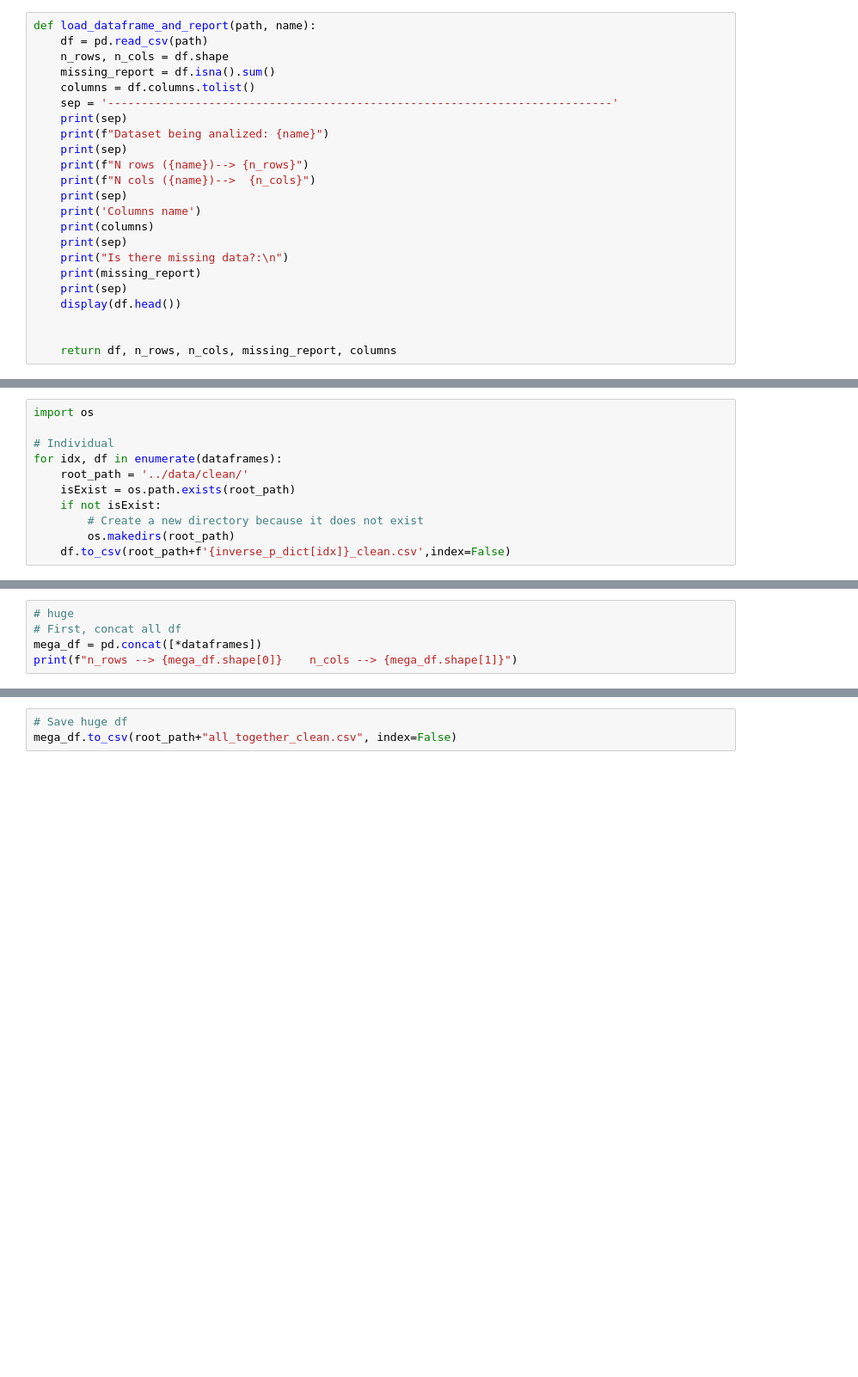
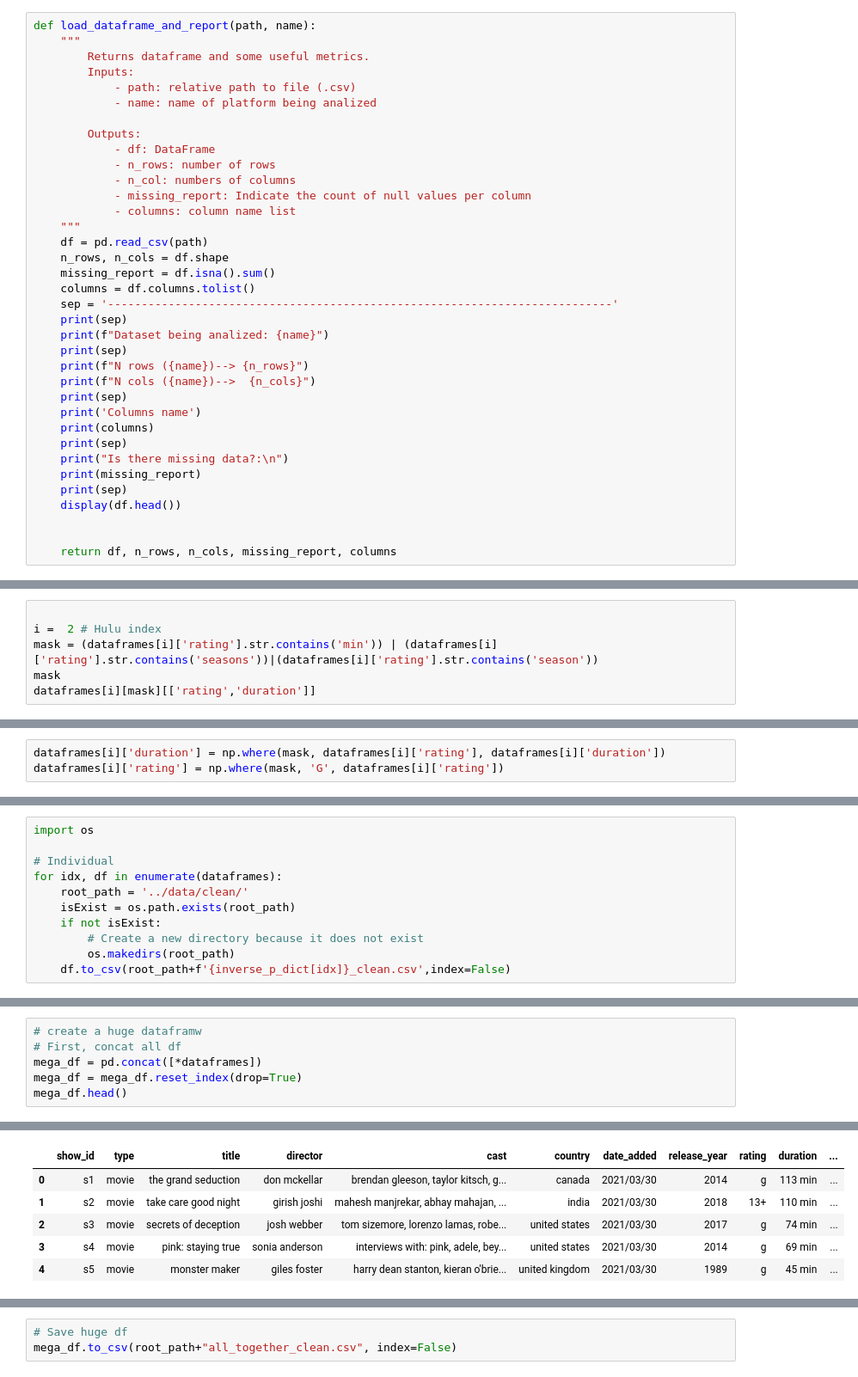
Before and after one commit to PhDNoe/PI_ML_OPS, a Jupyter notebook: notebooks/clean_platform.ipynb, the cells around one changed output, grey strips where cells are left out. Shown: that part at 86% size. Saved outputs shown, nothing was run; the diff lists cells and outputs as text; blank space fills up the shorter version.

```diff
--- a/notebooks/clean_platform.ipynb
+++ b/notebooks/clean_platform.ipynb
@@ -10,5 +21,18 @@ import matplotlib.pyplot as plt
 # %%
 def load_dataframe_and_report(path, name):
+    """
+        Returns dataframe and some useful metrics.
+        Inputs:
+            - path: relative path to file (.csv)
+            - name: name of platform being analized
+
+        Outputs:
+            - df: DataFrame
+            - n_rows: number of rows
+            - n_col: numbers of columns
+            - missing_report: Indicate the count of null values per column
+            - columns: column name list
+    """
     df = pd.read_csv(path)
     n_rows, n_cols = df.shape
     missing_report = df.isna().sum()
@@ -263,0 +432,6 @@ for df in dataframes:
+# %%
+
+i =  2 # Hulu index
+mask = (dataframes[i]['rating'].str.contains('min')) | (dataframes[i]['rating'].str.contains('seasons'))|(dataframes[i]['rating'].str.contains('season'))
+mask
+dataframes[i][mask][['rating','duration']]
@@ -263,0 +457,3 @@ for df in dataframes:
+# %%
+dataframes[i]['duration'] = np.where(mask, dataframes[i]['rating'], dataframes[i]['duration'])
+dataframes[i]['rating'] = np.where(mask, 'G', dataframes[i]['rating'])
@@ -401,6 +629,7 @@ for idx, df in enumerate(dataframes):
 # %%
-# huge
+# create a huge dataframw
 # First, concat all df
 mega_df = pd.concat([*dataframes])
-print(f"n_rows --> {mega_df.shape[0]}    n_cols --> {mega_df.shape[1]}")
+mega_df = mega_df.reset_index(drop=True)
+mega_df.head()
 # %% [output]
@@ -407,0 +636,6 @@ n_rows --> 22998    n_cols --> 15
+|  | show_id | type | title | director | cast | country | date_added | release_year | rating | duration | ... |
+| 0 | s1 | movie | the grand seduction | don mckellar | brendan gleeson, taylor kitsch, g... | canada | 2021/03/30 | 2014 | g | 113 min | ... |
+| 1 | s2 | movie | take care good night | girish joshi | mahesh manjrekar, abhay mahajan, ... | india | 2021/03/30 | 2018 | 13+ | 110 min | ... |
+| 2 | s3 | movie | secrets of deception | josh webber | tom sizemore, lorenzo lamas, robe... | united states | 2021/03/30 | 2017 | g | 74 min | ... |
+| 3 | s4 | movie | pink: staying true | sonia anderson | interviews with: pink, adele, bey... | united states | 2021/03/30 | 2014 | g | 69 min | ... |
+| 4 | s5 | movie | monster maker | giles foster | harry dean stanton, kieran o'brie... | united kingdom | 2021/03/30 | 1989 | g | 45 min | ... |
```
Also changed, not shown: parts of 57 cells of this notebook, 6 other files.
